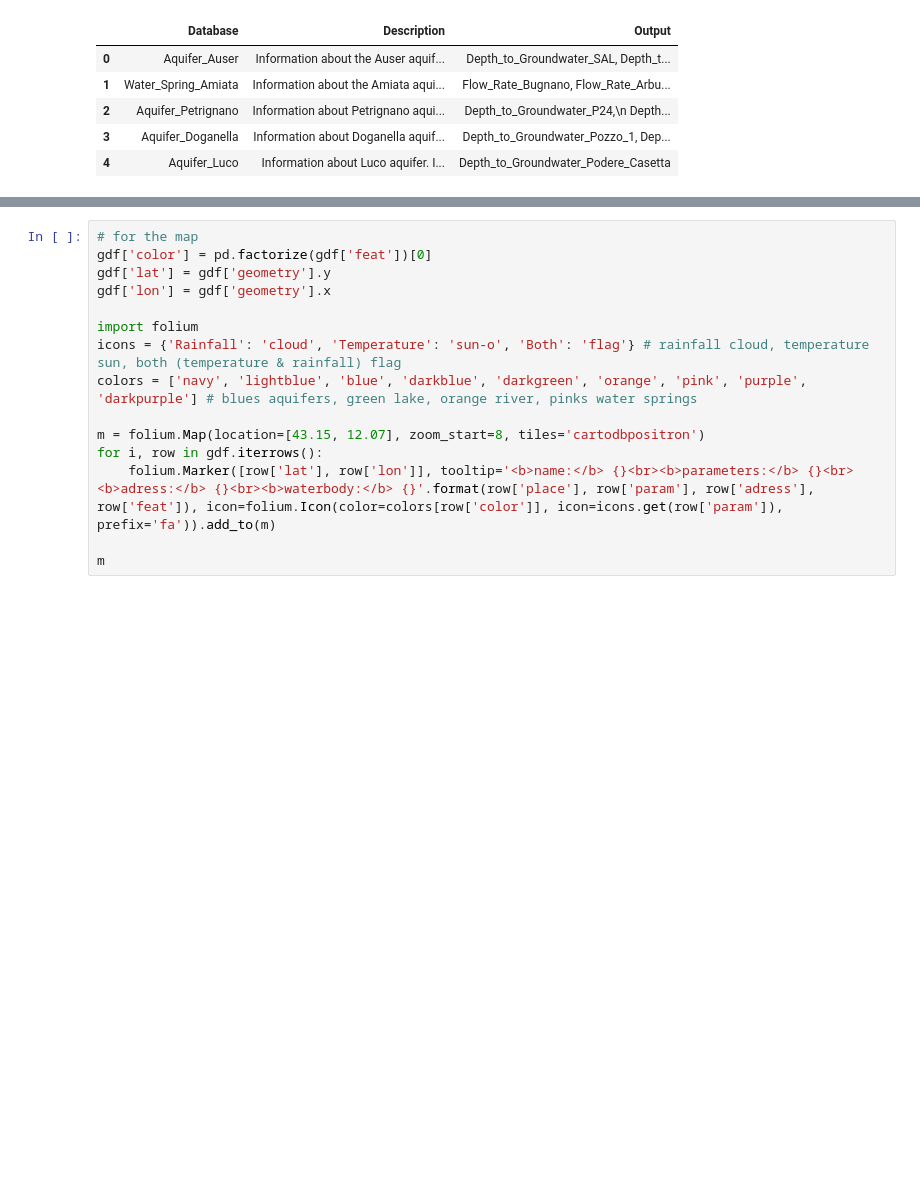
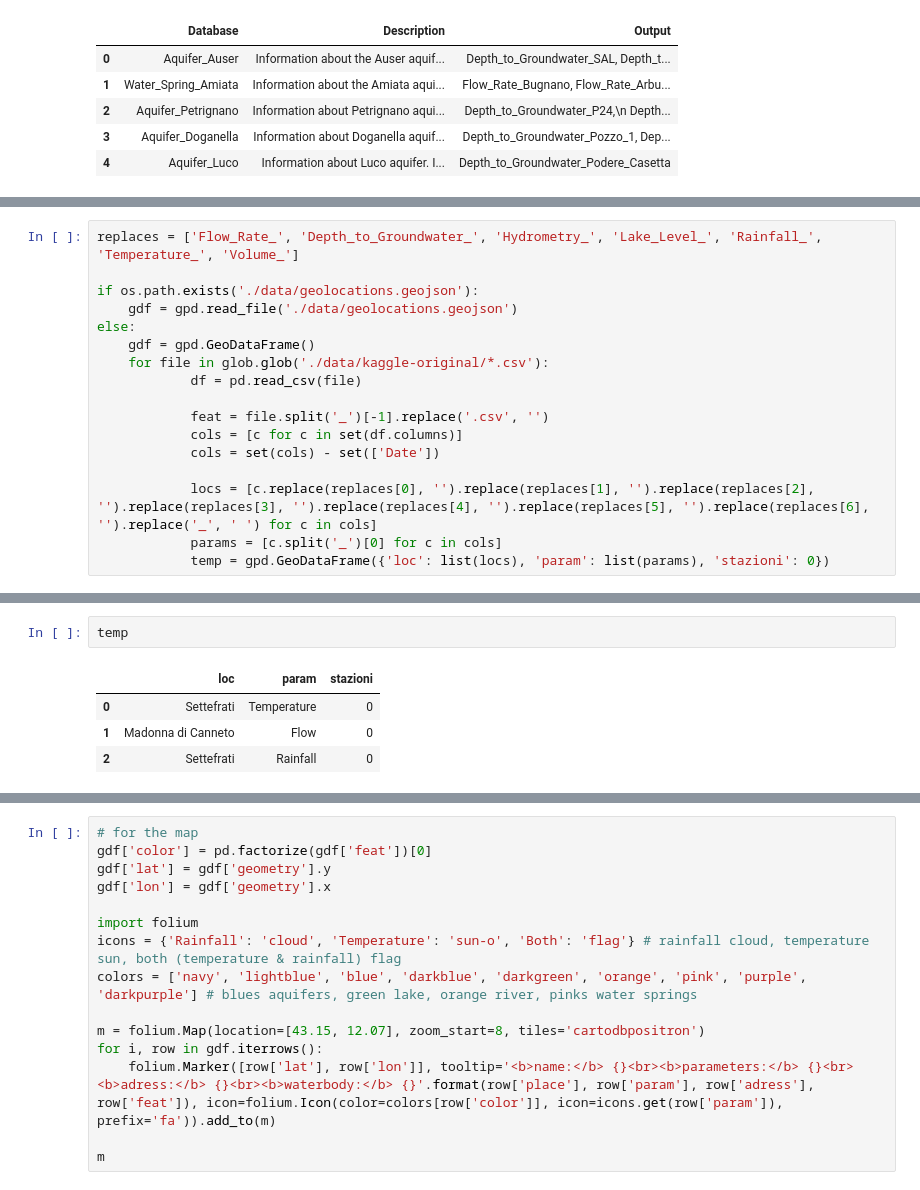
Before and after one commit to thomas-wsbd/acea-water-prediction, a Jupyter notebook: power-data.ipynb, the cells around one changed output, grey strips where cells are left out. Saved outputs shown, nothing was run; the diff lists cells and outputs as text; blank space fills up the shorter version.

```diff
--- a/power-data.ipynb
+++ b/power-data.ipynb
@@ -21,0 +48,17 @@ df_desc.head()
+# %%
+replaces = ['Flow_Rate_', 'Depth_to_Groundwater_', 'Hydrometry_', 'Lake_Level_', 'Rainfall_', 'Temperature_', 'Volume_']
+
+if os.path.exists('./data/geolocations.geojson'):
+    gdf = gpd.read_file('./data/geolocations.geojson')
+else:
+    gdf = gpd.GeoDataFrame()
+    for file in glob.glob('./data/kaggle-original/*.csv'):
+            df = pd.read_csv(file)
+
+            feat = file.split('_')[-1].replace('.csv', '')
+            cols = [c for c in set(df.columns)]
+            cols = set(cols) - set(['Date'])
+
+            locs = [c.replace(replaces[0], '').replace(replaces[1], '').replace(replaces[2], '').replace(replaces[3], '').replace(replaces[4], '').replace(replaces[5], '').replace(replaces[6], '').replace('_', ' ') for c in cols]
+            params = [c.split('_')[0] for c in cols]
+            temp = gpd.GeoDataFrame({'loc': list(locs), 'param': list(params), 'stazioni': 0})
@@ -22,3 +83,10 @@ df_desc.head()
+# %%
+temp
+# %% [output]
+|  | loc | param | stazioni |
+| 0 | Settefrati | Temperature | 0 |
+| 1 | Madonna di Canneto | Flow | 0 |
+| 2 | Settefrati | Rainfall | 0 |
 # %%
 ## collect all geolocations of header names
 # manual check changes
```
Also changed, not shown: parts of 6 cells of this notebook, 4 other files.
